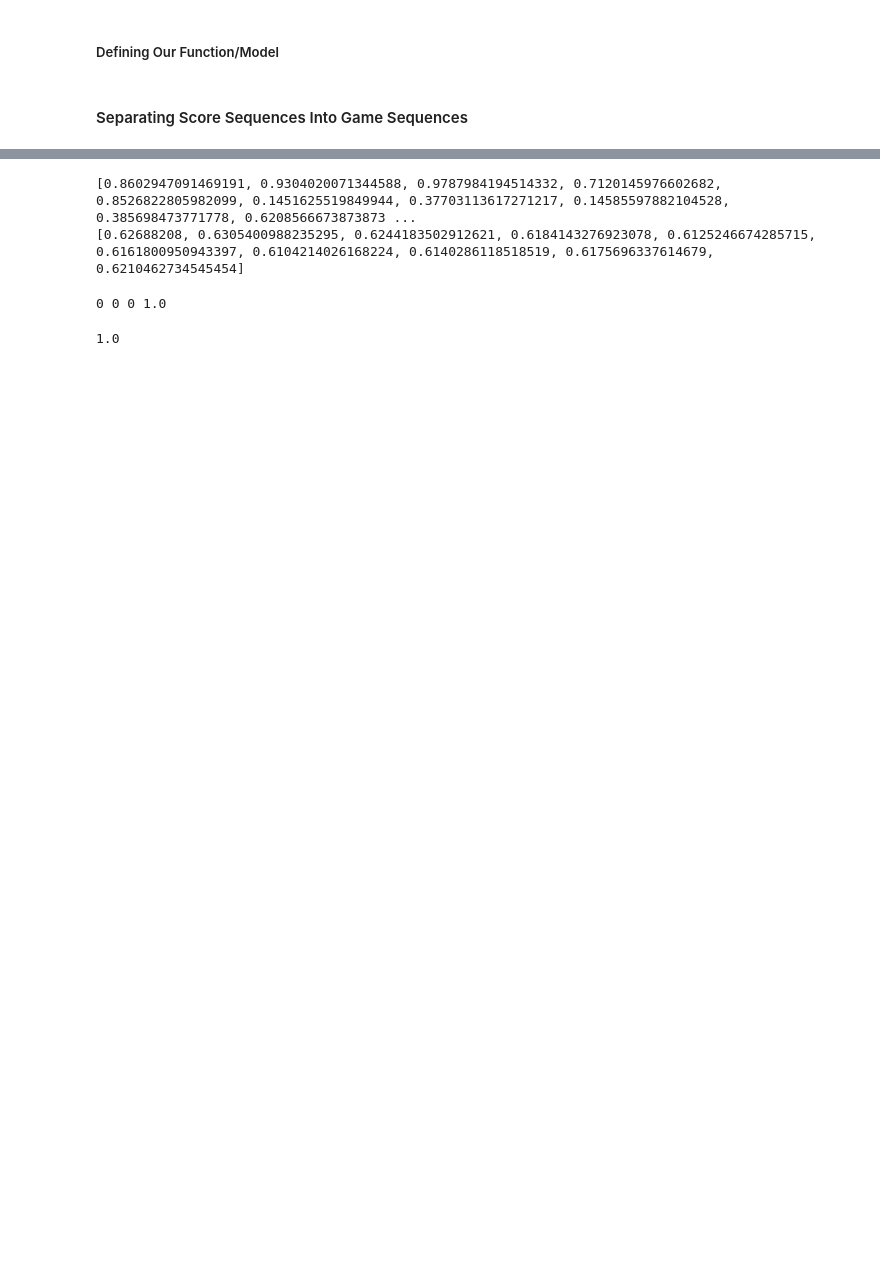
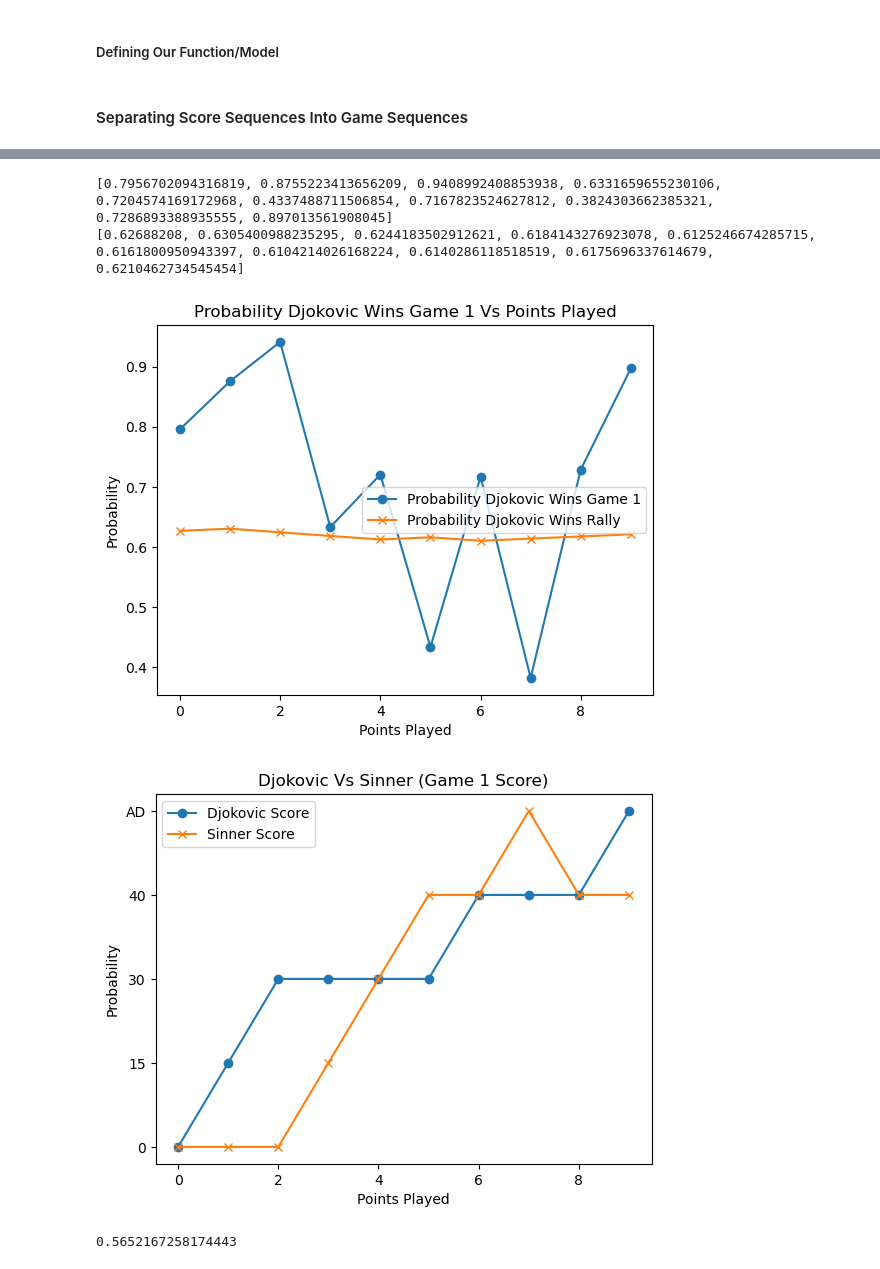
Before and after one commit to noahjillson/MCM-COMAP-Competition, a Jupyter notebook: dynamic_model.ipynb, the cells around one changed output, grey strips where cells are left out. Saved outputs shown, nothing was run; the diff lists cells and outputs as text; code cells hidden in the pictures; blank space fills up the shorter version.

```diff
--- a/dynamic_model.ipynb
+++ b/dynamic_model.ipynb
@@ -324,11 +462,50 @@ for r in g:
-# %%
-print(P_games)
-print(p_rally_djokovic[:len(P_games)])
-# %% [output]
-[0.8602947091469191, 0.9304020071344588, 0.9787984194514332, 0.7120145976602682, 0.8526822805982099, 0.1451625519849944, 0.37703113617271217, 0.14585597882104528, 0.385698473771778, 0.6208566673873873 ...
-[0.62688208, 0.6305400988235295, 0.6244183502912621, 0.6184143276923078, 0.6125246674285715, 0.6161800950943397, 0.6104214026168224, 0.6140286118518519, 0.6175696337614679, 0.6210462734545454]
-# %%
-P_GA(p_rally_djokovic[7], (3,3), 1, 0)
-# %% [output]
-0 0 0 1.0
-1.0
+# %%
+print(P_games)
+print(p_rally_djokovic[:len(P_games)])
+
+plt.plot(P_games, label='Probability Djokovic Wins Game 1', marker='o')
+plt.plot(p_rally_djokovic[:len(P_games)], label='Probability Djokovic Wins Rally', marker='x')
+
+# Adding labels and title
+plt.xlabel('Points Played')
+plt.ylabel('Probability')
+plt.title('Probability Djokovic Wins Game 1 Vs Points Played')
+
+# Adding legend
+plt.legend()
+
+# Show the plot
+plt.show()
+
+d_score = []
+s_score = []
+for r in g:
+    d_score.append(r['p2_score'])
+    s_score.append(r['p1_score'])
+plt.plot(d_score, label='Djokovic Score', marker='o')
+plt.plot(s_score, label='Sinner Score', marker='x')
+
+# Adding labels and title
+plt.xlabel('Points Played')
+plt.ylabel('Probability')
+plt.title('Djokovic Vs Sinner (Game 1 Score)')
+
+# Adding legend
+plt.legend()
+
+# Show the plot
+plt.show()
+# %% [output]
+[0.7956702094316819, 0.8755223413656209, 0.9408992408853938, 0.6331659655230106, 0.7204574169172968, 0.4337488711506854, 0.7167823524627812, 0.3824303662385321, 0.7286893388935555, 0.897013561908045]
+[0.62688208, 0.6305400988235295, 0.6244183502912621, 0.6184143276923078, 0.6125246674285715, 0.6161800950943397, 0.6104214026168224, 0.6140286118518519, 0.6175696337614679, 0.6210462734545454]
+[figure, added]
+[figure, added]
+# %%
+P_GA(p_rally_djokovic[7], (3,3), 1, 0)
+qwr = (1 - p_rally_djokovic[7])
+prar = p_rally_djokovic[7]
+( 20*((p_rally_djokovic[7]*qwr)**3)*(p_rally_djokovic[7]**2) ) / (1 - 2*p_rally_djokovic[7]*qwr)
+
+prar**2+ prar**2*qwr + prar**2*qwr*prar*qwr + prar**2*qwr*prar*qwr*prar*qwr
+# %% [output]
+0.5652167258174443
```
Also changed, not shown: parts of 6 cells of this notebook.
